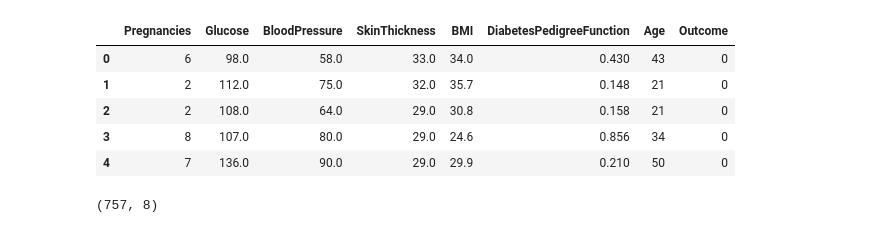
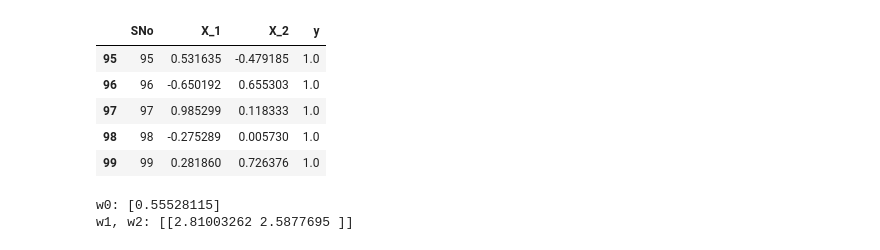
Before and after one commit to ivajazz/ML_3, a Jupyter notebook: intro.ipynb, the cells around one changed output. Saved outputs shown, nothing was run; the diff lists cells and outputs as text; code cells hidden in the pictures.

```diff
--- a/intro.ipynb
+++ b/intro.ipynb
@@ -16,15 +18,10 @@ plt.style.use('_mpl-gallery-nogrid')
 # %%
-diabetes_data = pd.read_csv('data/diabetes_cleaned.csv')
-diabetes_data.head()
+task_data = pd.read_csv('data/task_data.csv')
+task_data.tail()
 # %% [output]
-|  | Pregnancies | Glucose | BloodPressure | SkinThickness | BMI | DiabetesPedigreeFunction | Age | Outcome |
-| 0 | 6 | 98.0 | 58.0 | 33.0 | 34.0 | 0.430 | 43 | 0 |
-| 1 | 2 | 112.0 | 75.0 | 32.0 | 35.7 | 0.148 | 21 | 0 |
-| 2 | 2 | 108.0 | 64.0 | 29.0 | 30.8 | 0.158 | 21 | 0 |
-| 3 | 8 | 107.0 | 80.0 | 29.0 | 24.6 | 0.856 | 34 | 0 |
-| 4 | 7 | 136.0 | 90.0 | 29.0 | 29.9 | 0.210 | 50 | 0 |
+|  | SNo | X_1 | X_2 | y |
+| 95 | 95 | 0.531635 | -0.479185 | 1.0 |
+| 96 | 96 | -0.650192 | 0.655303 | 1.0 |
+| 97 | 97 | 0.985299 | 0.118333 | 1.0 |
+| 98 | 98 | -0.275289 | 0.005730 | 1.0 |
+| 99 | 99 | 0.281860 | 0.726376 | 1.0 |
-# %%
-print(diabetes_data.shape)
-#(757, 8)
-# %% [output]
-(757, 8)
@@ -47,0 +35,8 @@ ax.set_title('Scatter Plot for Glucose VS BMI');
+# %%
+log_reg_2d = linear_model.LogisticRegression(random_state=42)
+log_reg_2d.fit(X, y)
+print('w0: {}'.format(log_reg_2d.intercept_)) #свободный член w0
+print('w1, w2: {}'.format(log_reg_2d.coef_))
+# %% [output]
+w0: [0.55528115]
+w1, w2: [[2.81003262 2.5877695 ]]
```
Also changed, not shown: parts of 8 cells of this notebook, 1 other file.
